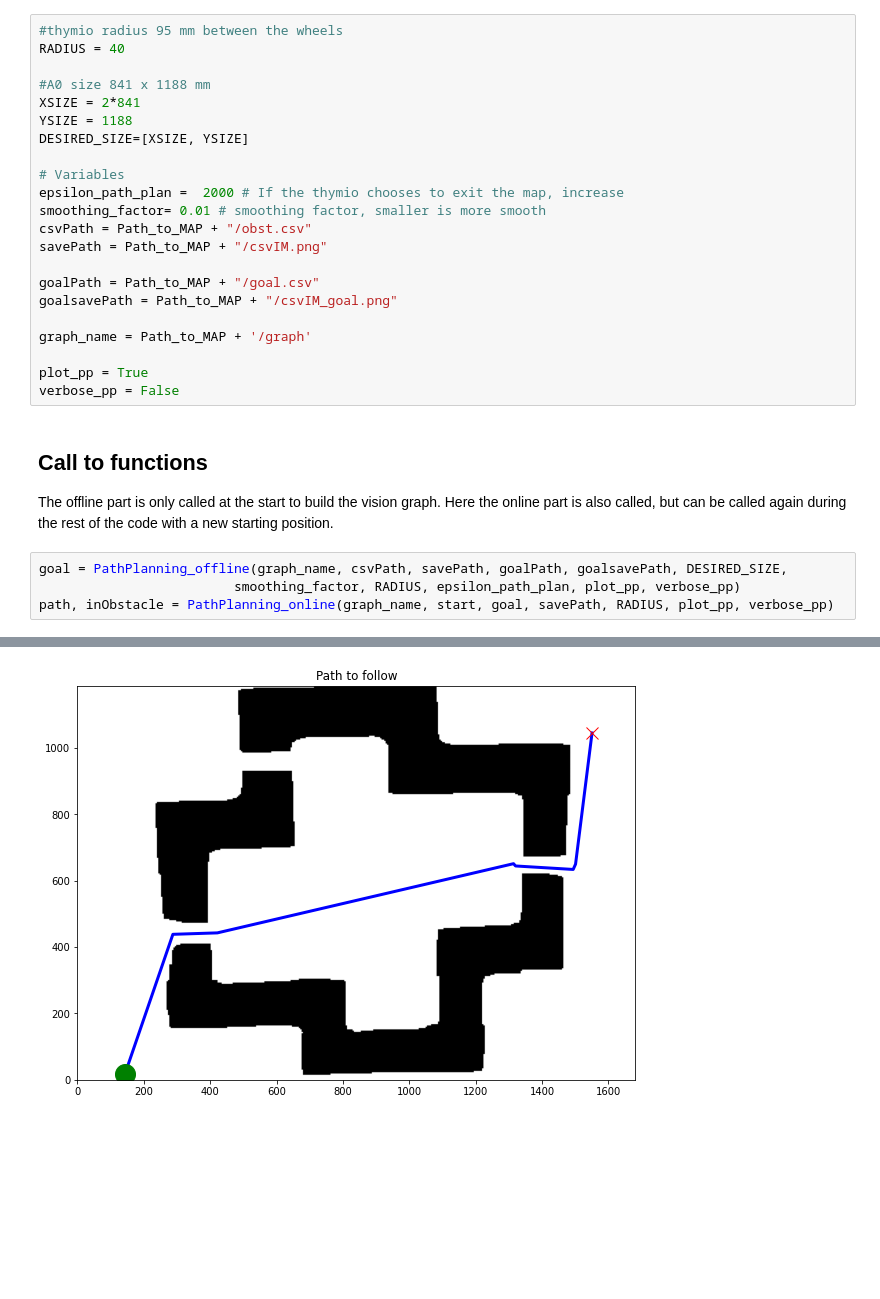
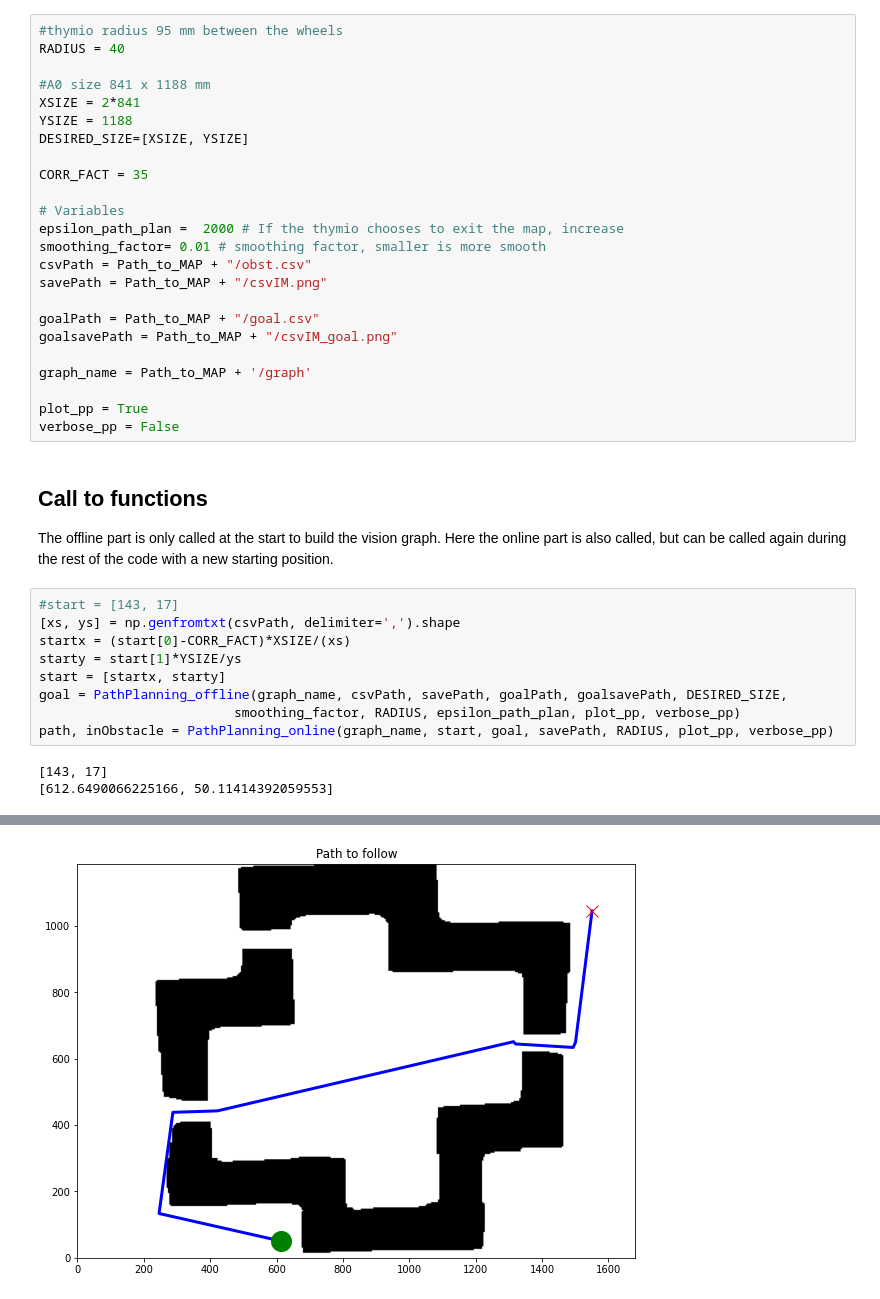
Before and after one commit to vphilippoz/MobileRobotics, a Jupyter notebook: main.ipynb, the cells around one changed output, grey strips where cells are left out. Saved outputs shown, nothing was run; the diff lists cells and outputs as text; blank space fills up the shorter version.

```diff
--- a/main.ipynb
+++ b/main.ipynb
@@ -58,6 +58,8 @@ RADIUS = 40
 XSIZE = 2*841
 YSIZE = 1188
 DESIRED_SIZE=[XSIZE, YSIZE]
+
+CORR_FACT = 35
 
 # Variables
 epsilon_path_plan =  2000 # If the thymio chooses to exit the map, increase
@@ -76,9 +78,16 @@ verbose_pp = False
 ## Call to functions
 The offline part is only called at the start to build the vision graph. Here the online part is also called, but can be called again during the rest of the code with a new starting position.
 # %%
+#start = [143, 17]
+[xs, ys] = np.genfromtxt(csvPath, delimiter=',').shape
+startx = (start[0]-CORR_FACT)*XSIZE/(xs)
+starty = start[1]*YSIZE/ys
+start = [startx, starty]
 goal = PathPlanning_offline(graph_name, csvPath, savePath, goalPath, goalsavePath, DESIRED_SIZE,
                          smoothing_factor, RADIUS, epsilon_path_plan, plot_pp, verbose_pp)
 path, inObstacle = PathPlanning_online(graph_name, start, goal, savePath, RADIUS, plot_pp, verbose_pp)
 # %% [output]
+[143, 17]
+[612.6490066225166, 50.11414392059553]
 [figure]
-[figure, old version]
+[figure, new version]
```
